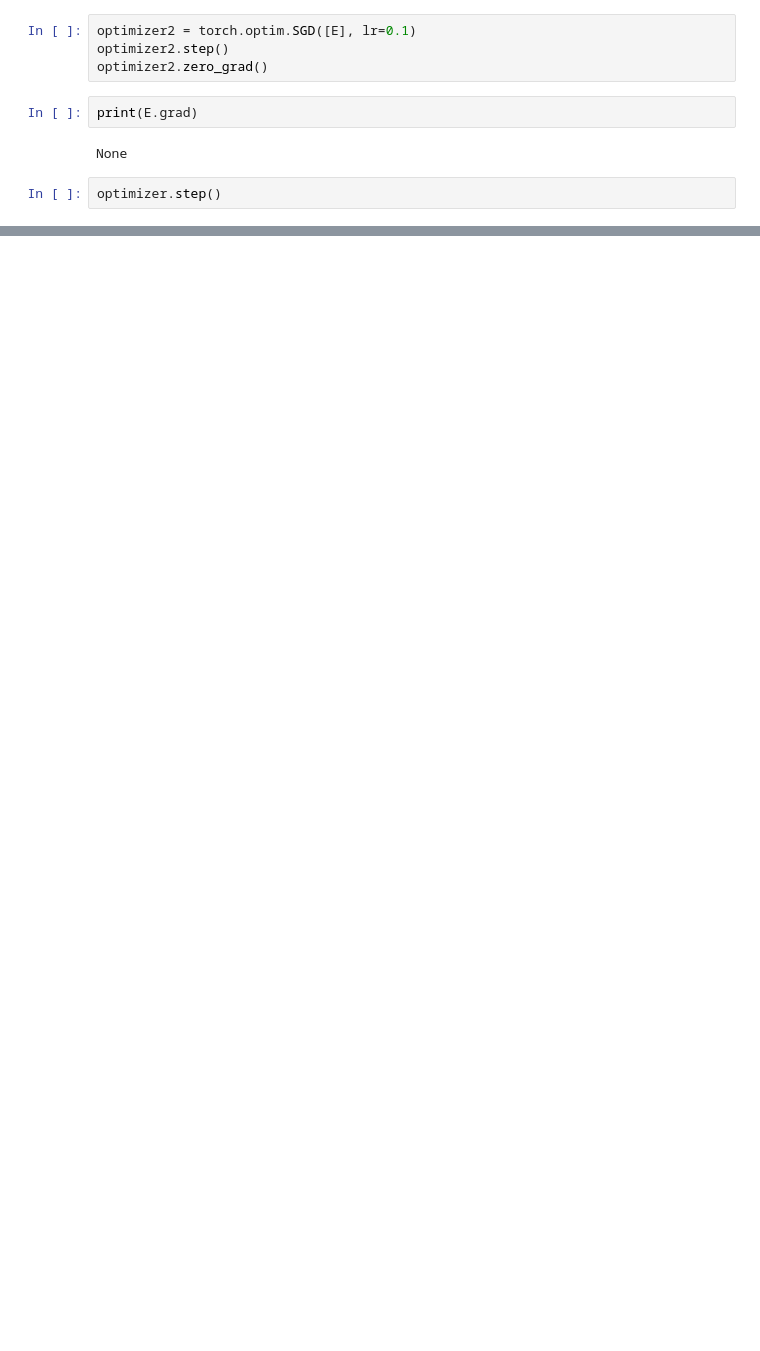
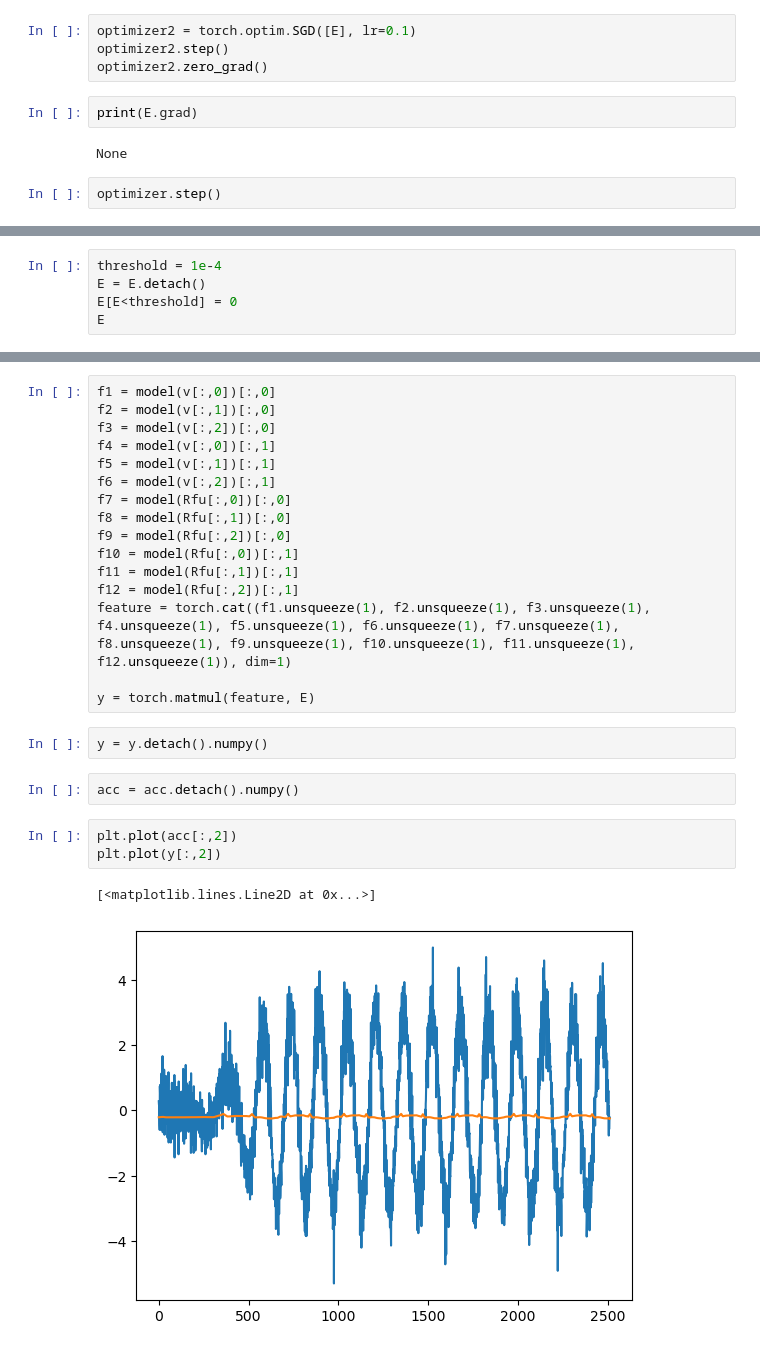
Before and after one commit to Arunabh17/Nonlinear_System_Identification, a Jupyter notebook: SINDy Pytorch.ipynb, the cells around one changed output, grey strips where cells are left out. Drawn from its saved outputs; the diff is of its cells as text; blank space fills up the shorter version.

```diff
--- a/SINDy Pytorch.ipynb
+++ b/SINDy Pytorch.ipynb
@@ -200,0 +244,5 @@ linear5.bias tensor([0.3342, 0.2673])
+# %%
+threshold = 1e-4
+E = E.detach()
+E[E<threshold] = 0
+E
@@ -200,0 +268,26 @@ linear5.bias tensor([0.3342, 0.2673])
+# %%
+f1 = model(v[:,0])[:,0]
+f2 = model(v[:,1])[:,0]
+f3 = model(v[:,2])[:,0]
+f4 = model(v[:,0])[:,1]
+f5 = model(v[:,1])[:,1]
+f6 = model(v[:,2])[:,1]
+f7 = model(Rfu[:,0])[:,0]
+f8 = model(Rfu[:,1])[:,0]
+f9 = model(Rfu[:,2])[:,0]
+f10 = model(Rfu[:,0])[:,1]
+f11 = model(Rfu[:,1])[:,1]
+f12 = model(Rfu[:,2])[:,1]
+feature = torch.cat((f1.unsqueeze(1), f2.unsqueeze(1), f3.unsqueeze(1), f4.unsqueeze(1), f5.unsqueeze(1), f6.unsqueeze(1), f7.unsqueeze(1), f8.unsqueeze(1), f9.unsqueeze(1), f10.unsqueeze(1), f11.unsqueeze(1), f12.unsqueeze(1)), dim=1)
+
+y = torch.matmul(feature, E)
+# %%
+y = y.detach().numpy()
+# %%
+acc = acc.detach().numpy()
+# %%
+plt.plot(acc[:,2])
+plt.plot(y[:,2])
+# %% [output]
+[<matplotlib.lines.Line2D at 0x...>]
+[figure, added]
```
Also changed, not shown: parts of 9 cells of this notebook.
